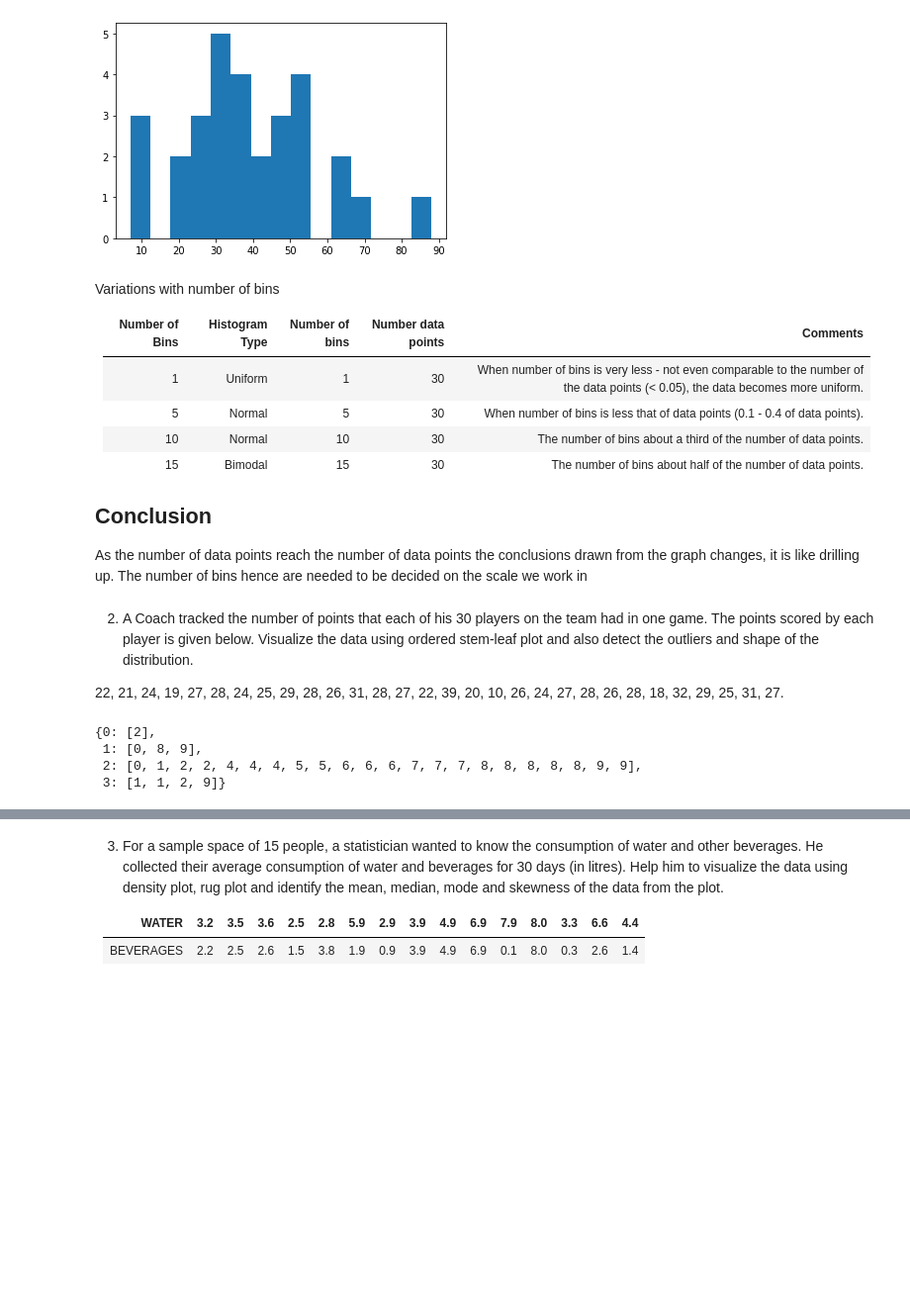
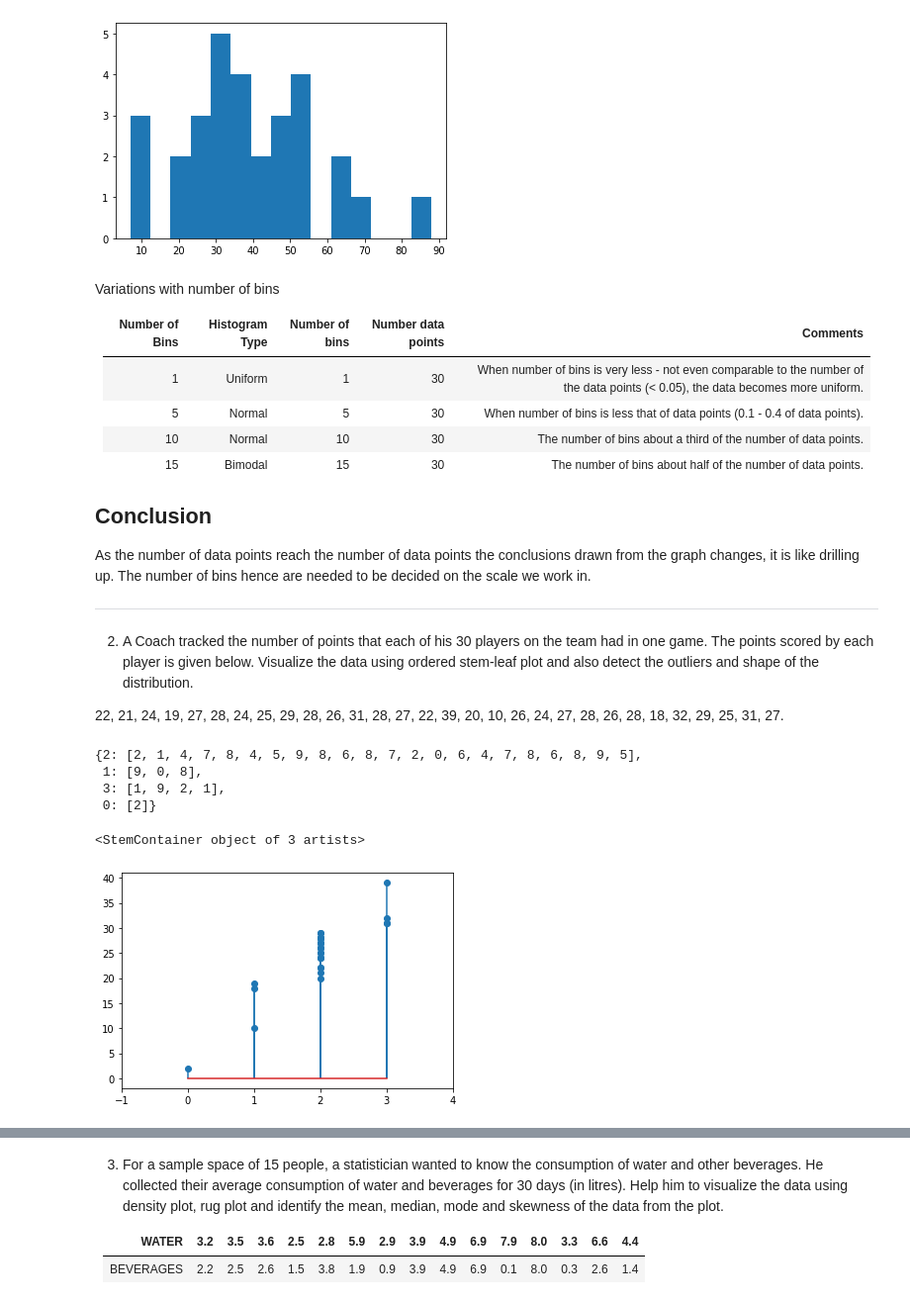
Before and after one commit to anant0301/Sem6, a Jupyter notebook: Big Data/Practice/Problem Set 2/Solution Set 2.ipynb, the cells around one changed output, grey strips where cells are left out. Shown at 99% size. Cells and saved outputs as stored; diff of their text form; code cells hidden in the pictures; blank space fills up the shorter version.

```diff
--- a/Big Data/Practice/Problem Set 2/Solution Set 2.ipynb
+++ b/Big Data/Practice/Problem Set 2/Solution Set 2.ipynb
@@ -56,25 +62,41 @@ Number of Bins | Histogram Type | Number of bins |  Number data points | Comment
 15 | Bimodal | 15 | 30 | The number of bins about half of the number of data points.
 
 ## Conclusion ##
-As the number of data points reach the number of data points the conclusions drawn from the graph changes, it is like drilling up. The number of bins hence are needed to be decided on the scale we work in
+As the number of data points reach the number of data points the conclusions drawn from the graph changes, it is like drilling up. The number of bins hence are needed to be decided on the scale we work in.
+--- ---
 # %% [markdown]
 2. A Coach tracked the number of points that each of his 30 players on the team had in one game. The points scored by each player is given below. Visualize the data using ordered stem-leaf plot and also detect the outliers and shape of the distribution.
 
 22, 21, 24, 19, 27, 28, 24, 25, 29, 28, 26, 31, 28, 27, 22, 39, 20, 10, 26, 24, 27, 28, 26, 28, 18, 32, 29,
 25, 31, 27.
 # %%
-data = [22, 21, 24, 19, 27, 28, 24, 25, 29, 28, 26, 31, 28, 27, 22, 39, 20, 10, 26, 24, 27, 28, 26, 28, 18, 32, 29, 25, 31, 2]
-stem_leaf = {}
-data = sorted(data)
-for i in data:
-    if (i // 10) in stem_leaf:
-        stem_leaf[i // 10].append(i % 10)
-    else:
-        stem_leaf[i // 10] = list([i % 10])
-stem_leaf
+data = [
+        22, 21, 24, 19, 27,
+        28, 24, 25, 29, 28,
+        26, 31, 28, 27, 22,
+        39, 20, 10, 26, 24,
+        27, 28, 26, 28, 18,
+        32, 29, 25, 31, 2
+       ]
-# %% [output]
-{0: [2],
- 1: [0, 8, 9],
- 2: [0, 1, 2, 2, 4, 4, 4, 5, 5, 6, 6, 6, 7, 7, 7, 8, 8, 8, 8, 8, 9, 9],
- 3: [1, 1, 2, 9]}
+# %%
+stem_leaf = {}
+for i in data:
+    if (i // 10) in stem_leaf:
+        stem_leaf[i // 10].append(i % 10)
+    else:
+        stem_leaf[i // 10] = list([i % 10])
+stem_leaf
+# %% [output]
+{2: [2, 1, 4, 7, 8, 4, 5, 9, 8, 6, 8, 7, 2, 0, 6, 4, 7, 8, 6, 8, 9, 5],
+ 1: [9, 0, 8],
+ 3: [1, 9, 2, 1],
+ 0: [2]}
+# %%
+# separating the stem parts
+stems = [x // 10 for x in data]
+plt.xlim(-1, 4)
+plt.stem(stems, data, use_line_collection=True)
+# %% [output]
+<StemContainer object of 3 artists>
+[figure, added]
 # %% [markdown]
```
Also changed, not shown: parts of 25 cells of this notebook, 30 other files.
